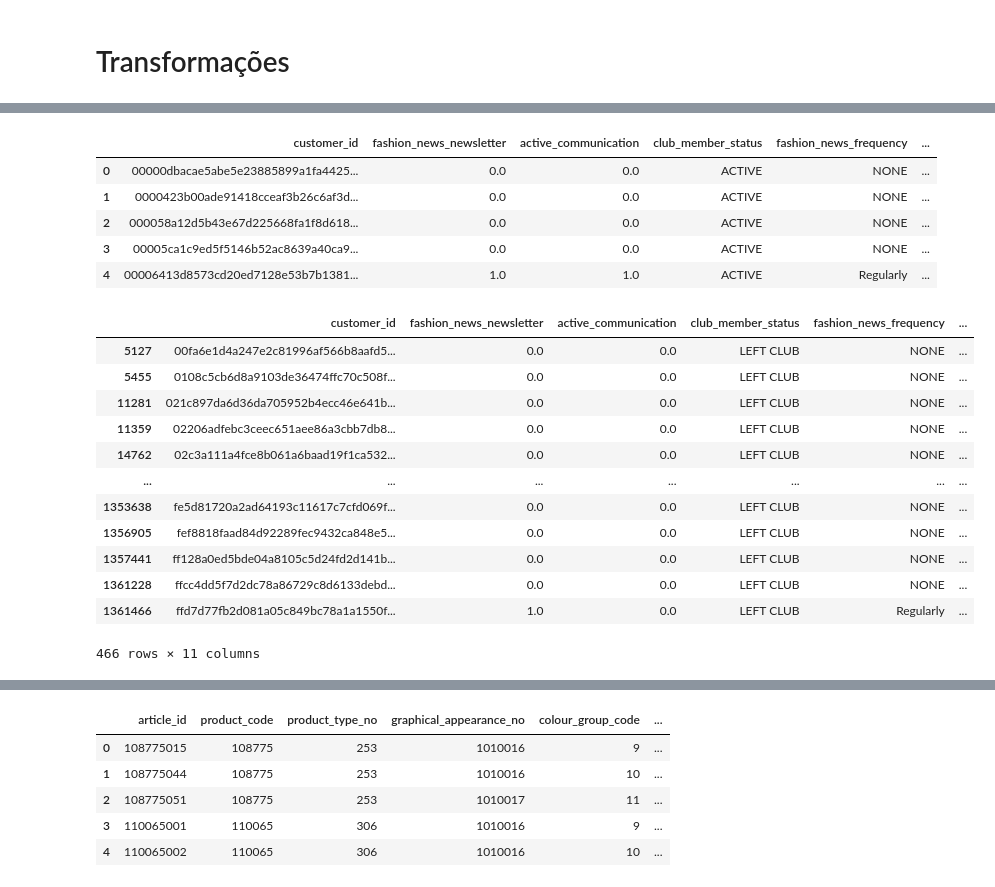
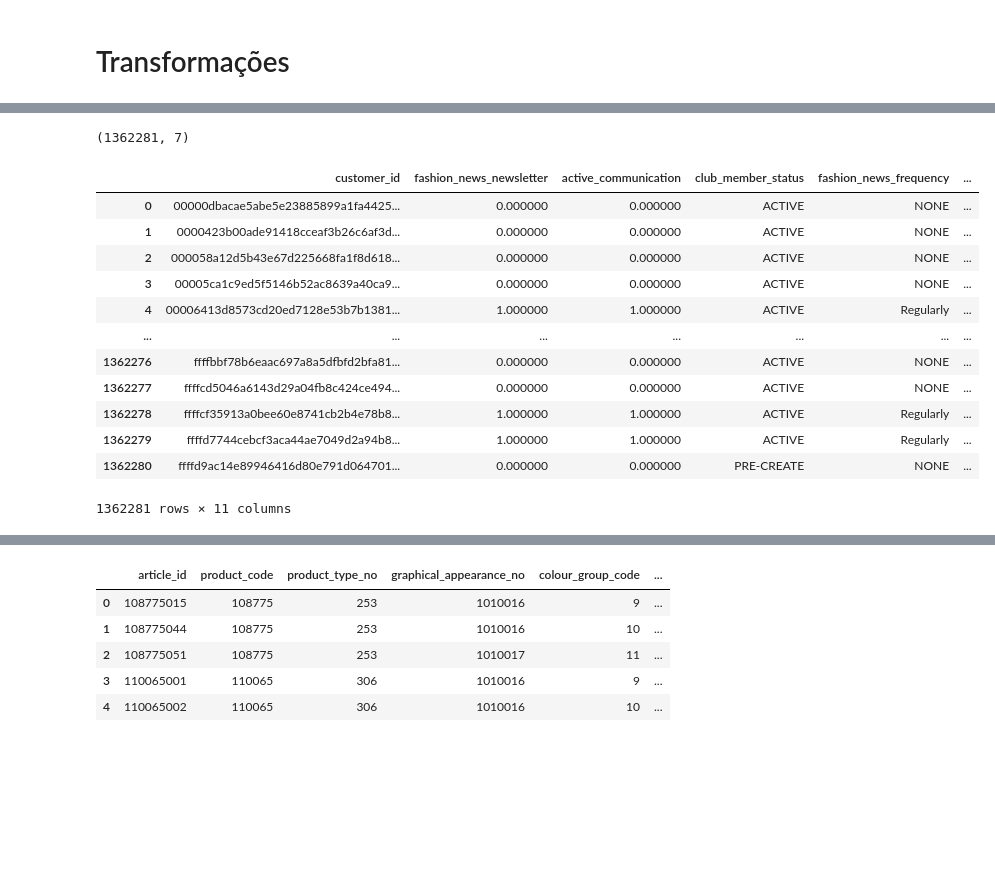
Before and after one commit to enyasantos/Kaggle_Personalized_Fashion_Recommendations, a Jupyter notebook: tp.ipynb, the cells around one changed output, grey strips where cells are left out. Drawn from its saved outputs; the diff is of its cells as text; code cells hidden in the pictures; blank space fills up the shorter version.

```diff
--- a/tp.ipynb
+++ b/tp.ipynb
@@ -831,34 +831,30 @@ customers.head()
 # %%
 c_customers = customers.copy()
-# %%
-#creating instance of one-hot-encoder
-encoder = OneHotEncoder(handle_unknown='ignore')
-
-#perform one-hot encoding on 'team' column
-encoder_df = pd.DataFrame(encoder.fit_transform(c_customers[['club_member_status']]).toarray())
-
-c_customers = c_customers.join(encoder_df)
-c_customers.head()
-# %% [output]
-|  | customer_id | fashion_news_newsletter | active_communication | club_member_status | fashion_news_frequency | ... |
-| 0 | 00000dbacae5abe5e23885899a1fa4425... | 0.0 | 0.0 | ACTIVE | NONE | ... |
-| 1 | 0000423b00ade91418cceaf3b26c6af3d... | 0.0 | 0.0 | ACTIVE | NONE | ... |
-| 2 | 000058a12d5b43e67d225668fa1f8d618... | 0.0 | 0.0 | ACTIVE | NONE | ... |
-| 3 | 00005ca1c9ed5f5146b52ac8639a40ca9... | 0.0 | 0.0 | ACTIVE | NONE | ... |
-| 4 | 00006413d8573cd20ed7128e53b7b1381... | 1.0 | 1.0 | ACTIVE | Regularly | ... |
+# %%
+c_customers.shape
+# %% [output]
+(1362281, 7)
+# %%
+def one_hot_encoder(dt, column_name):
+    encoder = OneHotEncoder(handle_unknown = 'ignore')
+    X = encoder.fit_transform(dt[[column_name]]).toarray()
+    columns = encoder.get_feature_names_out([column_name])
+    encoder_df = pd.DataFrame(X, columns=columns)
+    return pd.concat([dt.reset_index(drop=True), encoder_df], axis='columns')
 # %%
-c_customers.loc[c_customers['club_member_status'] == 'LEFT CLUB']
+c_customers = one_hot_encoder(c_customers, 'club_member_status')
+c_customers
 # %% [output]
 |  | customer_id | fashion_news_newsletter | active_communication | club_member_status | fashion_news_frequency | ... |
-| 5127 | 00fa6e1d4a247e2c81996af566b8aafd5... | 0.0 | 0.0 | LEFT CLUB | NONE | ... |
-| 5455 | 0108c5cb6d8a9103de36474ffc70c508f... | 0.0 | 0.0 | LEFT CLUB | NONE | ... |
-| 11281 | 021c897da6d36da705952b4ecc46e641b... | 0.0 | 0.0 | LEFT CLUB | NONE | ... |
-| 11359 | 02206adfebc3ceec651aee86a3cbb7db8... | 0.0 | 0.0 | LEFT CLUB | NONE | ... |
-| 14762 | 02c3a111a4fce8b061a6baad19f1ca532... | 0.0 | 0.0 | LEFT CLUB | NONE | ... |
+| 0 | 00000dbacae5abe5e23885899a1fa4425... | 0.000000 | 0.000000 | ACTIVE | NONE | ... |
+| 1 | 0000423b00ade91418cceaf3b26c6af3d... | 0.000000 | 0.000000 | ACTIVE | NONE | ... |
+| 2 | 000058a12d5b43e67d225668fa1f8d618... | 0.000000 | 0.000000 | ACTIVE | NONE | ... |
+| 3 | 00005ca1c9ed5f5146b52ac8639a40ca9... | 0.000000 | 0.000000 | ACTIVE | NONE | ... |
+| 4 | 00006413d8573cd20ed7128e53b7b1381... | 1.000000 | 1.000000 | ACTIVE | Regularly | ... |
 | ... | ... | ... | ... | ... | ... | ... |
-| 1353638 | fe5d81720a2ad64193c11617c7cfd069f... | 0.0 | 0.0 | LEFT CLUB | NONE | ... |
-| 1356905 | fef8818faad84d92289fec9432ca848e5... | 0.0 | 0.0 | LEFT CLUB | NONE | ... |
-| 1357441 | ff128a0ed5bde04a8105c5d24fd2d141b... | 0.0 | 0.0 | LEFT CLUB | NONE | ... |
-| 1361228 | ffcc4dd5f7d2dc78a86729c8d6133debd... | 0.0 | 0.0 | LEFT CLUB | NONE | ... |
-| 1361466 | ffd7d77fb2d081a05c849bc78a1a1550f... | 1.0 | 0.0 | LEFT CLUB | Regularly | ... |
+| 1362276 | ffffbbf78b6eaac697a8a5dfbfd2bfa81... | 0.000000 | 0.000000 | ACTIVE | NONE | ... |
+| 1362277 | ffffcd5046a6143d29a04fb8c424ce494... | 0.000000 | 0.000000 | ACTIVE | NONE | ... |
+| 1362278 | ffffcf35913a0bee60e8741cb2b4e78b8... | 1.000000 | 1.000000 | ACTIVE | Regularly | ... |
+| 1362279 | ffffd7744cebcf3aca44ae7049d2a94b8... | 1.000000 | 1.000000 | ACTIVE | Regularly | ... |
+| 1362280 | ffffd9ac14e89946416d80e791d064701... | 0.000000 | 0.000000 | PRE-CREATE | NONE | ... |
-466 rows × 11 columns
+1362281 rows × 11 columns
```
Also changed, not shown: parts of 93 cells of this notebook, 3 other files.
